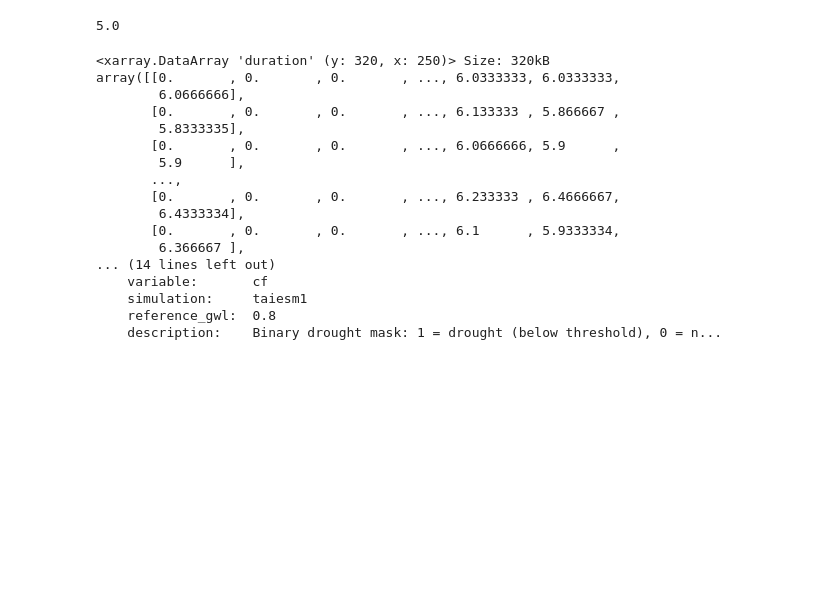
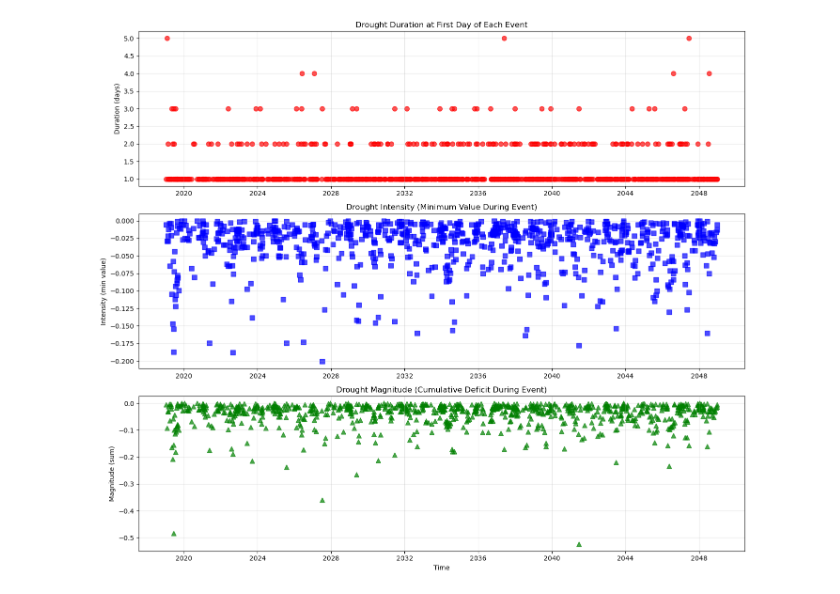
Before and after one commit to Eagle-Rock-Analytics/renewable-analysis, a Jupyter notebook: notebooks/B3_compute_drought_stats_from_mask.ipynb, the cells around one changed output. Drawn from its saved outputs; the diff is of its cells as text; code cells hidden in the pictures; blank space fills up the shorter version.

```diff
--- a/notebooks/B3_compute_drought_stats_from_mask.ipynb
+++ b/notebooks/B3_compute_drought_stats_from_mask.ipynb
@@ -25,7 +25,7 @@ module = "utility"
 domain = "d02"
 variable = "cf"
 frequency = "day"
-simulation = "ec-earth3"
+simulation = "taiesm1"
 reference_gwl = 0.8
 future_gwl = 2.0
 
@@ -43,6 +45,6 @@ fut_start_year, fut_end_year = get_gwl_crossing_period(model, ensemble_member, f
 # %%
 # load drought mask
-drought_mask_ds = xr.open_dataset(f"../data/drought_masks/{resource}_{module}_{domain}_{variable}_{simulation}_gwlref{reference_gwl}_drought_mask_only.nc")
+drought_mask_ds = xr.open_dataset(f"../data/drought_masks/{resource}_{module}_{domain}_{variable}_{simulation}_gwl{target_gwl}_drought_mask_only.nc")
 # %%
 # load drought_ds
 threshold_file = f"../data/thresholds/{resource}_{module}_{domain}_{variable}_{simulation}_gwlref{reference_gwl}_10th_pctile.nc"
@@ -50,11 +52,9 @@ drought_threshold_ds = xr.open_dataset(threshold_file)
 ren_ds = get_ren_data_concat(resource, module, domain, variable, frequency, simulation)
 ren_ds = ren_ds.convert_calendar("noleap")
 
-# For testing: limit to 10 years
-ren_ds = ren_ds.isel(time=slice(0,365*20))
+# crop to drought mask time period
+ren_ds = ren_ds.sel(time=slice(drought_mask_ds.time.min().values, drought_mask_ds.time.max().values))
 
-# For full processing: use all data
-# ren_ds = ren_ds  # No slicing needed
 
 # reshape array
 ds_doy = ren_ds.copy(deep=True)
@@ -132,6 +77,6 @@ array([[[        nan,         nan,         nan, ...,         nan,
 # %%
-drought_mask_selection = drought_mask_ds_ref['drought_mask']
-drought_ds_selection = drought_ds_ref
+drought_mask_selection = drought_mask_ds['drought_mask']
+drought_ds_selection = drought_ds
 # %%
 
 def calculate_all_drought_metrics(mask_1d, drought_values_1d):
@@ -263,24 +186,40 @@ Data variables:
-# %%
-drought_stats_ds.duration.time.size / 365
-# %% [output]
-5.0
-# %%
-drought_stats_ds.duration.sum('time') / 3
-# %% [output]
-<xarray.DataArray 'duration' (y: 320, x: 250)> Size: 320kB
-array([[0.       , 0.       , 0.       , ..., 6.0333333, 6.0333333,
-        6.0666666],
-       [0.       , 0.       , 0.       , ..., 6.133333 , 5.866667 ,
-        5.8333335],
-       [0.       , 0.       , 0.       , ..., 6.0666666, 5.9      ,
-        5.9      ],
-       ...,
-       [0.       , 0.       , 0.       , ..., 6.233333 , 6.4666667,
-        6.4333334],
-       [0.       , 0.       , 0.       , ..., 6.1      , 5.9333334,
-        6.366667 ],
-... (14 lines left out)
-    variable:       cf
-    simulation:     taiesm1
-    reference_gwl:  0.8
-    description:    Binary drought mask: 1 = drought (below threshold), 0 = n...
+# %%
+# Visualize all three drought metrics for a single location
+fig, axes = plt.subplots(3, 1, figsize=(14, 12))
+
+# Get a single location
+loc_duration = drought_stats_ds.duration.isel(x=110, y=230)
+loc_intensity = drought_stats_ds.intensity.isel(x=110, y=230)
+loc_magnitude = drought_stats_ds.magnitude.isel(x=110, y=230)
+
+# Convert time for plotting
+time_vals = pd.to_datetime([str(t) for t in loc_duration.time.values])
+
+# Plot 1: Duration
+mask_non_nan = ~np.isnan(loc_duration.values)
+axes[0].scatter(time_vals[mask_non_nan], loc_duration.values[mask_non_nan],
+                alpha=0.7, s=50, c='red', marker='o')
+axes[0].set_ylabel('Duration (days)')
+axes[0].set_title('Drought Duration at First Day of Each Event')
+axes[0].grid(True, alpha=0.3)
+
+# Plot 2: Intensity (minimum value)
+mask_non_nan = ~np.isnan(loc_intensity.values)
+axes[1].scatter(time_vals[mask_non_nan], loc_intensity.values[mask_non_nan],
+                alpha=0.7, s=50, c='blue', marker='s')
+axes[1].set_ylabel('Intensity (min value)')
+axes[1].set_title('Drought Intensity (Minimum Value During Event)')
+axes[1].grid(True, alpha=0.3)
+
+# Plot 3: Magnitude (sum)
+mask_non_nan = ~np.isnan(loc_magnitude.values)
+axes[2].scatter(time_vals[mask_non_nan], loc_magnitude.values[mask_non_nan],
+                alpha=0.7, s=50, c='green', marker='^')
+axes[2].set_ylabel('Magnitude (sum)')
+axes[2].set_xlabel('Time')
+axes[2].set_title('Drought Magnitude (Cumulative Deficit During Event)')
+axes[2].grid(True, alpha=0.3)
+
+plt.tight_layout()
+# %% [output]
+[figure, added]
```
Also changed, not shown: parts of 9 cells of this notebook, 7 other files.
